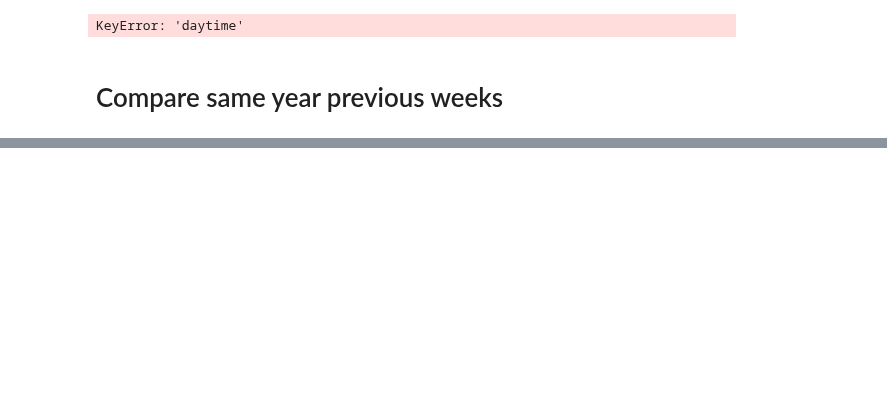
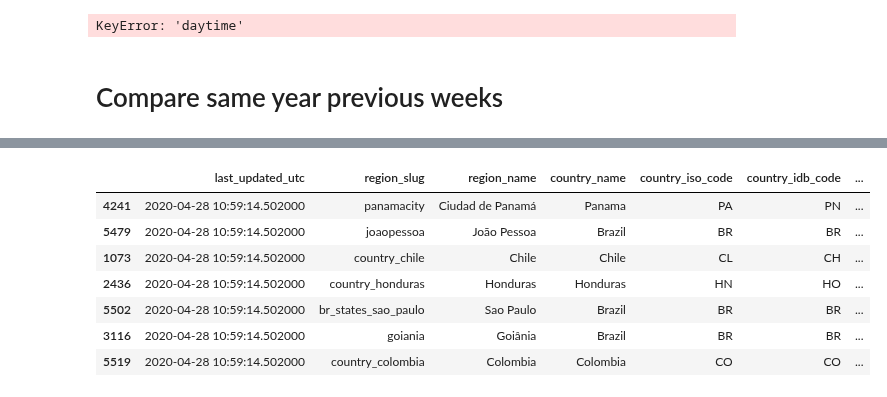
Before and after one commit to EL-BID/IDB-IDB-Invest-Coronavirus-Impact-Dashboard, a Jupyter notebook: notebooks/Playground.ipynb, the cells around one changed output, grey strips where cells are left out. Saved outputs shown, nothing was run; the diff lists cells and outputs as text; code cells hidden in the pictures; blank space fills up the shorter version.

```diff
--- a/notebooks/Playground.ipynb
+++ b/notebooks/Playground.ipynb
@@ -676,0 +651,4 @@ jinja2.Template()
+# %%
+daily = pd.read_csv('https://docs.google.com/spreadsheets/d/1xBDV5Zm7zSRPK2TGBoVSHhkvPeqRT9hZFiD4AueoVeI/gviz/tq?tqx=out:csv&sheet=daily')
+# %%
+daily['timestamp'] = daily.apply(lambda x: pd.to_datetime(f'2020-{x["month"]}-{x["day"]}'), 1)
@@ -676,0 +748,13 @@ jinja2.Template()
+# %%
+daily.sort_values('timestamp')[:7]
+# .query('region_slug in ("quito")')\
+#     .set_index('dow')[['expected_2020', 'observed']].sort_index()
+# %% [output]
+|  | last_updated_utc | region_slug | region_name | country_name | country_iso_code | country_idb_code | ... |
+| 4241 | 2020-04-28 10:59:14.502000 | panamacity | Ciudad de Panamá | Panama | PA | PN | ... |
+| 5479 | 2020-04-28 10:59:14.502000 | joaopessoa | João Pessoa | Brazil | BR | BR | ... |
+| 1073 | 2020-04-28 10:59:14.502000 | country_chile | Chile | Chile | CL | CH | ... |
+| 2436 | 2020-04-28 10:59:14.502000 | country_honduras | Honduras | Honduras | HN | HO | ... |
+| 5502 | 2020-04-28 10:59:14.502000 | br_states_sao_paulo | Sao Paulo | Brazil | BR | BR | ... |
+| 3116 | 2020-04-28 10:59:14.502000 | goiania | Goiânia | Brazil | BR | BR | ... |
+| 5519 | 2020-04-28 10:59:14.502000 | country_colombia | Colombia | Colombia | CO | CO | ... |
```
Also changed, not shown: parts of 18 cells of this notebook, 14 other files.
